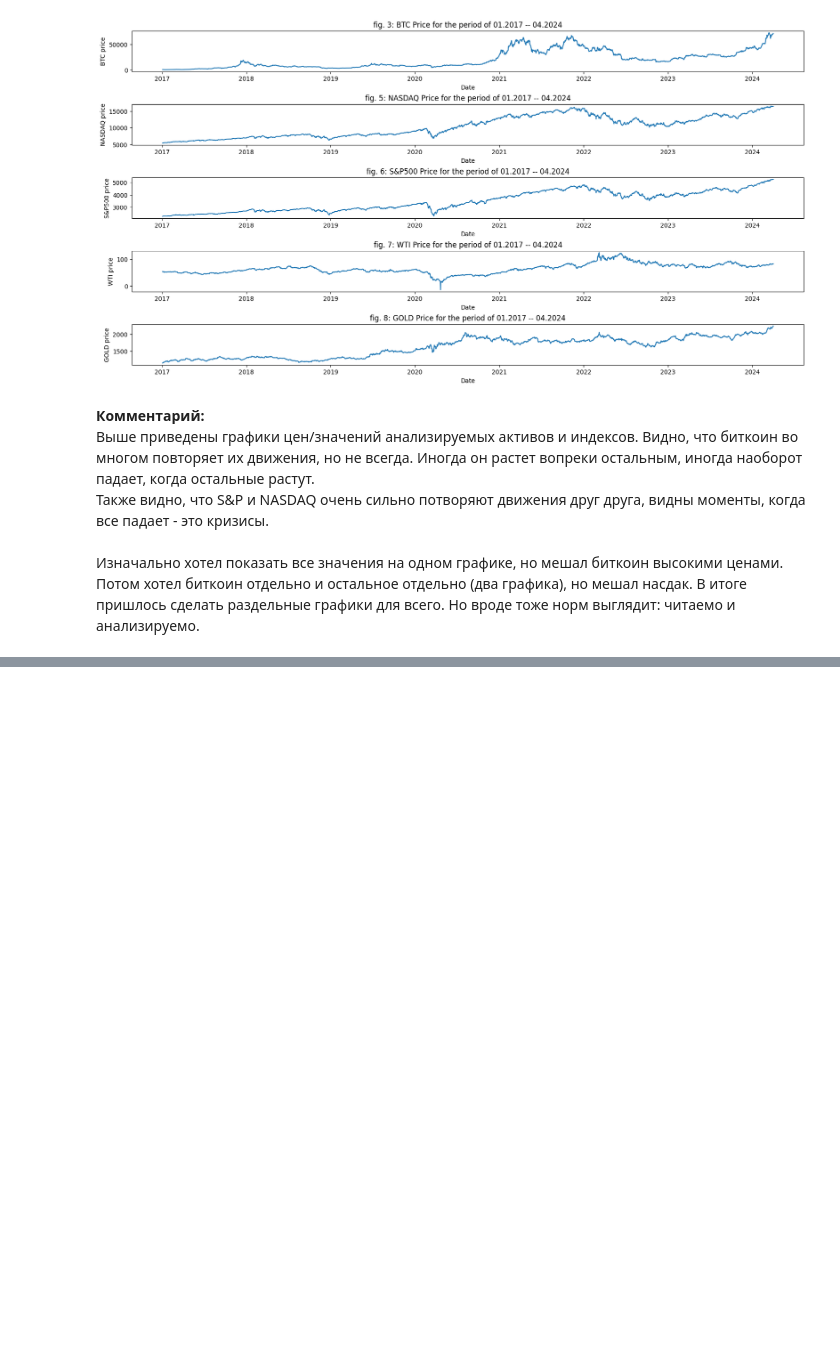
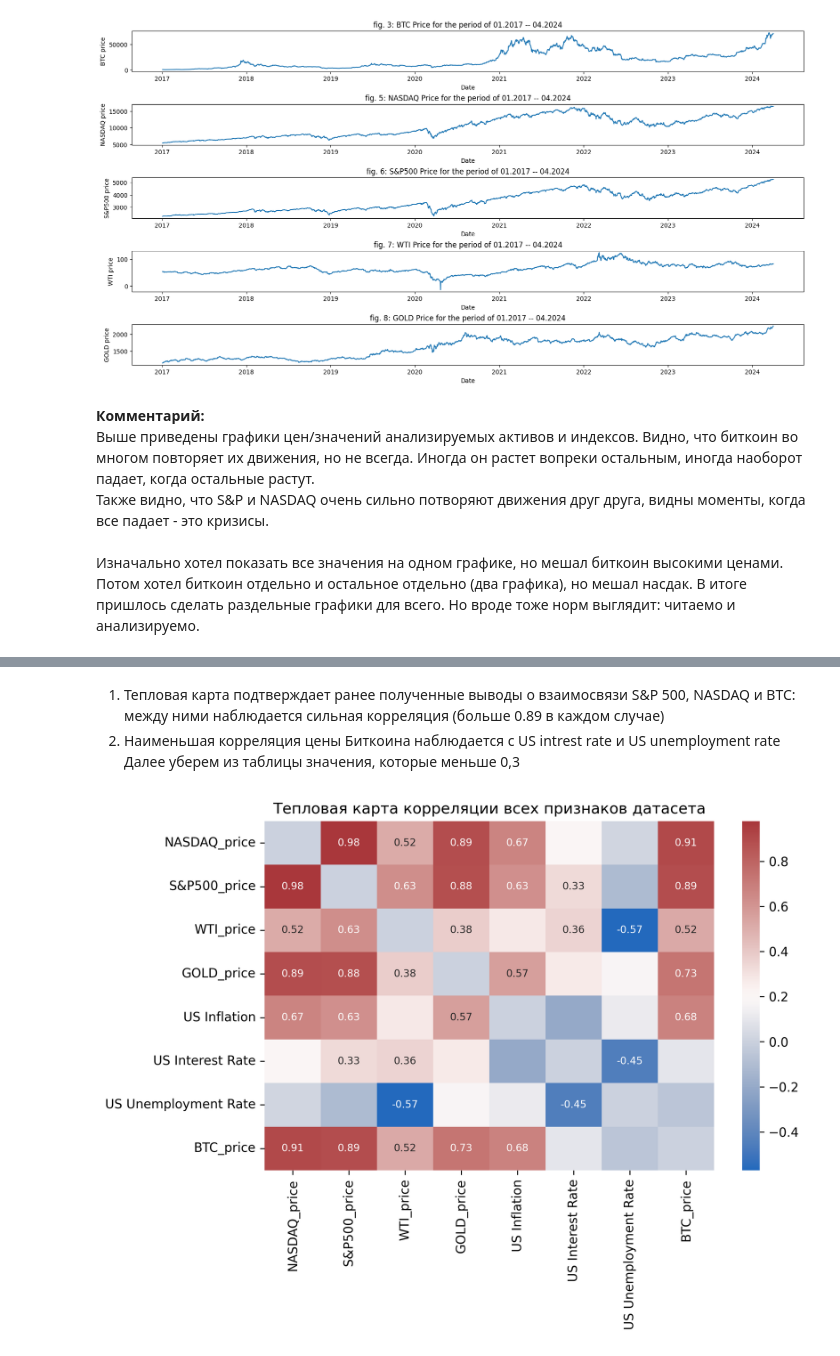
Before and after one commit to AntkhnDmtr/Andan_Project_Bitcoin, a Jupyter notebook: Проект_по_Андану.ipynb, the cells around one changed output, grey strips where cells are left out. Cells and saved outputs as stored; diff of their text form; code cells hidden in the pictures; blank space fills up the shorter version.

```diff
--- a/Проект_по_Андану.ipynb
+++ b/Проект_по_Андану.ipynb
@@ -811,0 +836,22 @@ for i, j, k in zip(['BTC_price', 'NASDAQ_price', 'S&P500_price', 'WTI_price', 'G
+# %% [markdown]
+1) Тепловая карта подтверждает ранее полученные выводы о взаимосвязи S&P 500, NASDAQ и BTC: между ними наблюдается сильная корреляция (больше 0.89 в каждом случае)
+2) Наименьшая корреляция цены Биткоина наблюдается с US intrest rate и US unemployment rate
+Далее уберем из таблицы значения, которые меньше 0,3
+# %%
+plt.figure(figsize=(8, 5), dpi=300)
+
+plt.title('Тепловая карта корреляции всех признаков датасета')
+
+ax = sns.heatmap(corr_graph,
+                 cmap='vlag',
+                 annot=True,
+                 fmt='0.2f',
+                 annot_kws={'size': 8})
+
+for t in ax.texts:
+    if float(t.get_text()) >= 0.3 or float(t.get_text()) <= -0.3:
+        t.set_text(t.get_text())
+    else:
+        t.set_text("")
+# %% [output]
+[figure, added]
```
Also changed, not shown: parts of 14 cells of this notebook.
